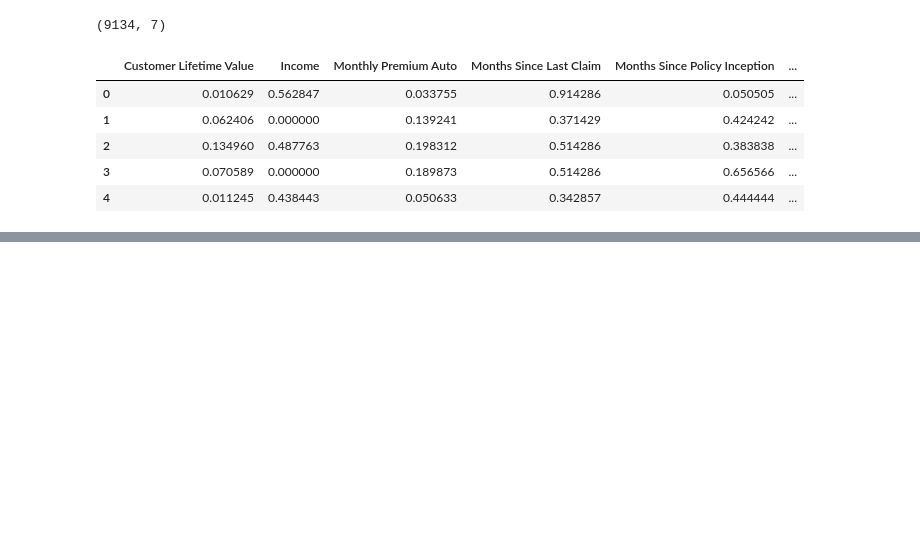
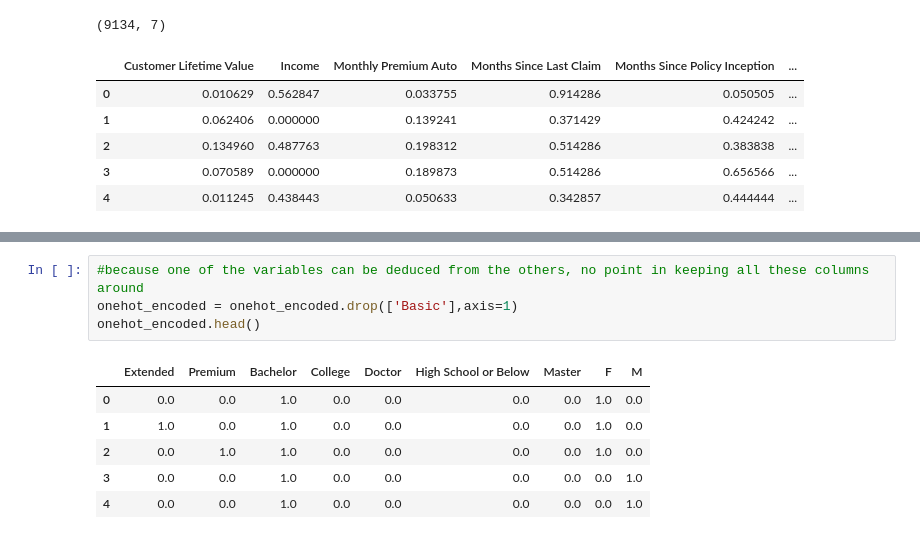
Before and after one commit to mbescansa/lab-customer-analysis-round-5, a Jupyter notebook: lab-customer-analysis-round-5.ipynb, the cells around one changed output, grey strips where cells are left out. Cells and saved outputs as stored; diff of their text form; blank space fills up the shorter version.

```diff
--- a/lab-customer-analysis-round-5.ipynb
+++ b/lab-customer-analysis-round-5.ipynb
@@ -52,0 +89,11 @@ x_normalized.head()
+# %%
+#because one of the variables can be deduced from the others, no point in keeping all these columns around
+onehot_encoded = onehot_encoded.drop(['Basic'],axis=1)
+onehot_encoded.head()
+# %% [output]
+|  | Extended | Premium | Bachelor | College | Doctor | High School or Below | Master | F | M |
+| 0 | 0.0 | 0.0 | 1.0 | 0.0 | 0.0 | 0.0 | 0.0 | 1.0 | 0.0 |
+| 1 | 1.0 | 0.0 | 1.0 | 0.0 | 0.0 | 0.0 | 0.0 | 1.0 | 0.0 |
+| 2 | 0.0 | 1.0 | 1.0 | 0.0 | 0.0 | 0.0 | 0.0 | 1.0 | 0.0 |
+| 3 | 0.0 | 0.0 | 1.0 | 0.0 | 0.0 | 0.0 | 0.0 | 0.0 | 1.0 |
+| 4 | 0.0 | 0.0 | 1.0 | 0.0 | 0.0 | 0.0 | 0.0 | 0.0 | 1.0 |
```
Also changed, not shown: parts of 27 cells of this notebook.
